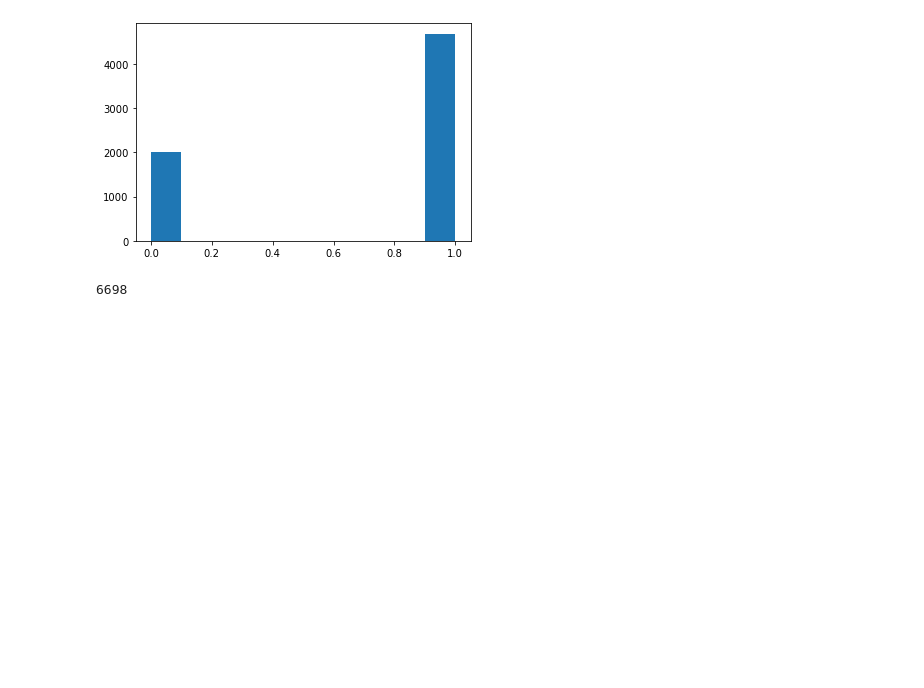
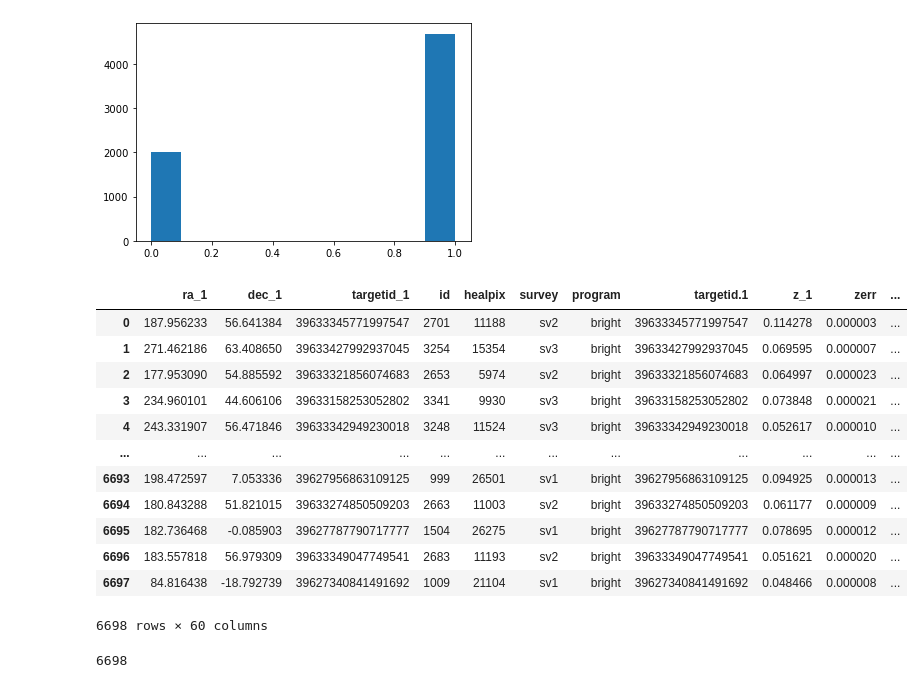
Before and after one commit to KSaid-1/DESI_fuji_FP, a Jupyter notebook: fuji_tree.ipynb, the cells around one changed output. Drawn from its saved outputs; the diff is of its cells as text; code cells hidden in the pictures; blank space fills up the shorter version.

```diff
--- a/fuji_tree.ipynb
+++ b/fuji_tree.ipynb
@@ -28,6 +30,24 @@ plt.hist(fuji.flag)
 plt.show()
 # %% [output]
 [figure]
+# %%
+flag_mapping = {0:"Spirals",1:"Ellipticals"}
+fuji.loc[:,"flag"] = fuji.flag.map(flag_mapping)
+fuji
+# %% [output]
+|  | ra_1 | dec_1 | targetid_1 | id | healpix | survey | program | targetid.1 | z_1 | zerr | ... |
+| 0 | 187.956233 | 56.641384 | 39633345771997547 | 2701 | 11188 | sv2 | bright | 39633345771997547 | 0.114278 | 0.000003 | ... |
+| 1 | 271.462186 | 63.408650 | 39633427992937045 | 3254 | 15354 | sv3 | bright | 39633427992937045 | 0.069595 | 0.000007 | ... |
+| 2 | 177.953090 | 54.885592 | 39633321856074683 | 2653 | 5974 | sv2 | bright | 39633321856074683 | 0.064997 | 0.000023 | ... |
+| 3 | 234.960101 | 44.606106 | 39633158253052802 | 3341 | 9930 | sv3 | bright | 39633158253052802 | 0.073848 | 0.000021 | ... |
+| 4 | 243.331907 | 56.471846 | 39633342949230018 | 3248 | 11524 | sv3 | bright | 39633342949230018 | 0.052617 | 0.000010 | ... |
+| ... | ... | ... | ... | ... | ... | ... | ... | ... | ... | ... | ... |
+| 6693 | 198.472597 | 7.053336 | 39627956863109125 | 999 | 26501 | sv1 | bright | 39627956863109125 | 0.094925 | 0.000013 | ... |
+| 6694 | 180.843288 | 51.821015 | 39633274850509203 | 2663 | 11003 | sv2 | bright | 39633274850509203 | 0.061177 | 0.000009 | ... |
+| 6695 | 182.736468 | -0.085903 | 39627787790717777 | 1504 | 26275 | sv1 | bright | 39627787790717777 | 0.078695 | 0.000012 | ... |
+| 6696 | 183.557818 | 56.979309 | 39633349047749541 | 2683 | 11193 | sv2 | bright | 39633349047749541 | 0.051621 | 0.000020 | ... |
+| 6697 | 84.816438 | -18.792739 | 39627340841491692 | 1009 | 21104 | sv1 | bright | 39627340841491692 | 0.048466 | 0.000008 | ... |
+6698 rows × 60 columns
 # %%
 print (len(fuji))
 # %% [output]
```
Also changed, not shown: parts of 10 cells of this notebook.
